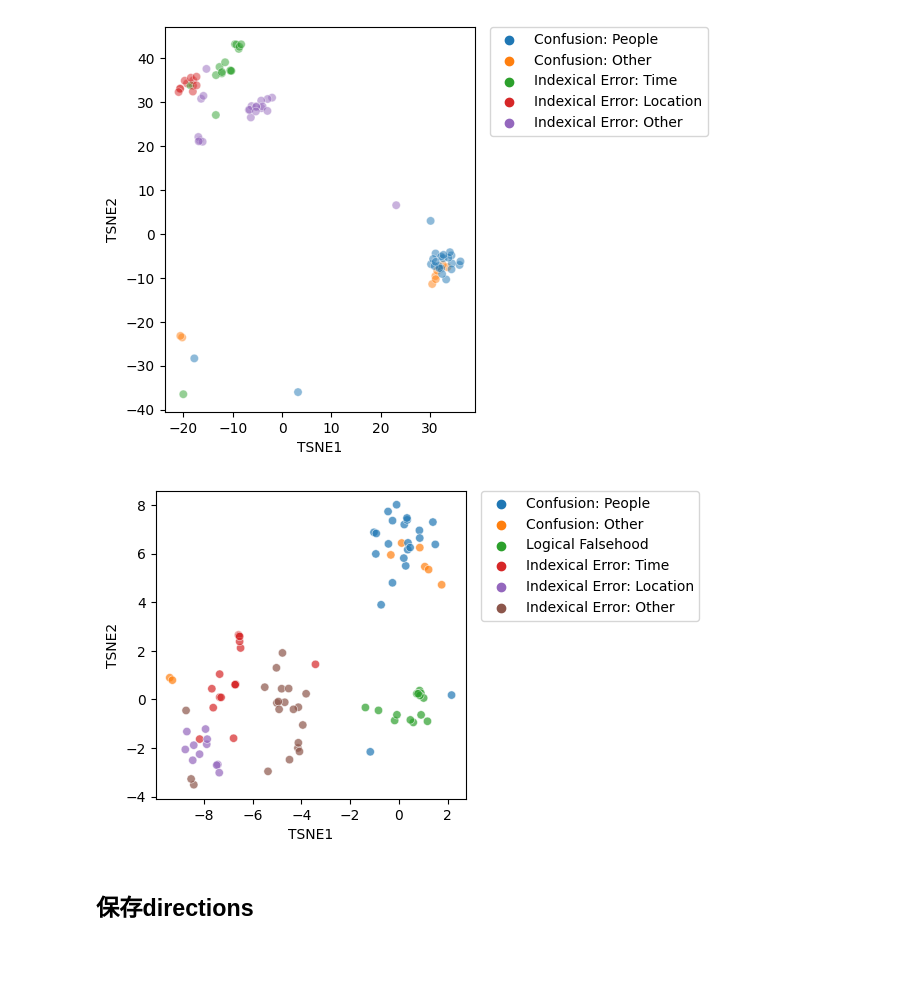
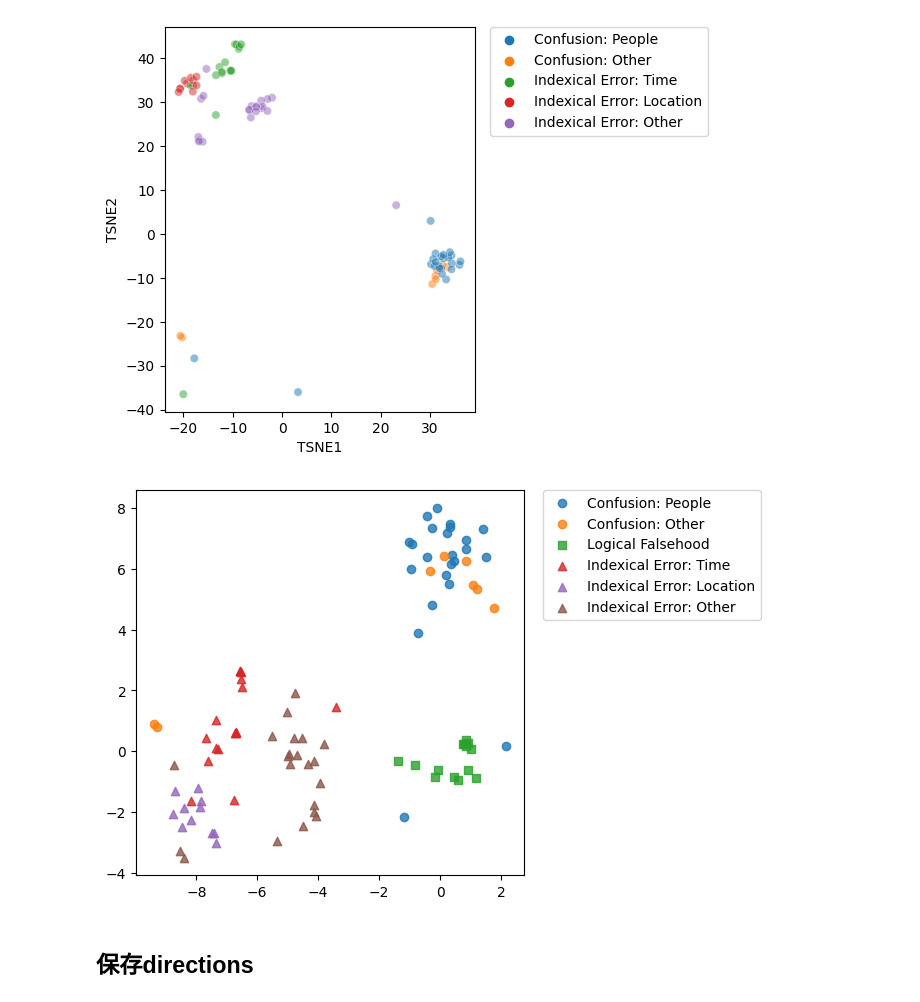
Before and after one commit to XianfengJiao/honest_llm, a Jupyter notebook: generate_direction_q_wise.ipynb, the cells around one changed output. Cells and saved outputs as stored; diff of their text form; code cells hidden in the pictures; blank space fills up the shorter version.

```diff
--- a/generate_direction_q_wise.ipynb
+++ b/generate_direction_q_wise.ipynb
@@ -20,10 +21,12 @@ tokens = pkl.load(open('/data/jxf/activations/llama_7B_tqa_mc2_all_tokens.pkl',
 num_heads = 32
 head_wise_activations = rearrange(head_wise_activations, 'b l (h d) -> b l h d', h = num_heads)
 # %%
+
 def get_separated_activations(labels, head_wise_activations, categories):
 
     # separate activations by question
-    dataset=load_dataset('truthful_qa', 'multiple_choice')['validation']
+    url = "https://huggingface.co/api/datasets/truthful_qa/parquet/multiple_choice/validation/0.parquet"
+    dataset = load_dataset('parquet', data_files=url)['train']
     actual_labels = []
     for i in range(len(dataset)):
         actual_labels.append(dataset[i]['mc2_targets']['labels'])
@@ -212,39 +215,55 @@ plt.show()
 # %% [output]
 [figure]
 # %%
-selected = ['Confusion: People',
+layer = 11
+head = 6
+subclass_names = ['Confusion: People',
             'Confusion: Other',
             'Logical Falsehood',
             'Indexical Error: Time',
             'Indexical Error: Location',
             'Indexical Error: Other',
             ]
-selected_idx = [i for i, sel in enumerate(question_categories) if sel in selected]
+
+subclass2class = {'Confusion: People':'Confusion',
+                'Confusion: Other':'Confusion',
+                'Logical Falsehood':'Logical Falsehood',
+                'Indexical Error: Time':'Indexical Error',
+                'Indexical Error: Location':'Indexical Error',
+                'Indexical Error: Other':'Indexical Error'
+                }
+
+
+selected_idx = [i for i, sel in enumerate(question_categories) if sel in subclass_names]
 selected_data = head_wise_activation_directions[selected_idx, layer, head, :]
-selected_categories = [question_categories[i] for i in selected_idx]
+selected_subclass = [question_categories[i] for i in selected_idx]
+selected_class = [subclass2class[_] for _ in selected_subclass]
+
+# Assign colors and markers
+colors = ['#1f77b4', '#ff7f0e', '#2ca02c', '#d62728', '#9467bd', '#8c564b']
+markers = ['o', 'o', 's', '^', '^', '^']
+
+
 # 求范数，获取方向向量
-selected_data = selected_data / np.linalg.norm(selected_data, axis=1).reshape(-1, 1)
+selected_data = selected_data / np.linalg.norm(selected_data, axis=-1).reshape(-1, 1)
 
 tsne = TSNE(n_components=2, random_state=0)
 df_tsne = tsne.fit_transform(selected_data)
 df_tsne = pd.DataFrame(df_tsne, columns=['TSNE1', 'TSNE2'])
-df_tsne['Category'] = selected_categories
+df_tsne['class'] = selected_class
+df_tsne['subclass'] = selected_subclass
 
-plt.figure(figsize=(4, 4))
-scatter = sns.scatterplot(x='TSNE1',
-                          y='TSNE2',
-                          hue='Category',
-                          hue_order=selected,
-                          data=df_tsne,
-                          legend="full",
-                          alpha=0.7,
-                          )
-# 将图例放在图表外部
+
+plt.figure(figsize=(5, 5))
+for i, subclass in enumerate(subclass_names):
+    df_subclass = df_tsne[df_tsne['subclass'] == subclass]
+    plt.scatter(df_subclass['TSNE1'], df_subclass['TSNE2'], c=colors[i], marker=markers[i], label=f"{subclass}", alpha=0.8)
+
 plt.legend(bbox_to_anchor=(1.05, 1), loc=2, borderaxespad=0.)
 
 plt.show()
 # %% [output]
-[figure, old version]
+[figure, new version]
 # %% [markdown]
 ## 保存directions
 # %%
```
Also changed, not shown: parts of 2 cells of this notebook, 2 other files.
